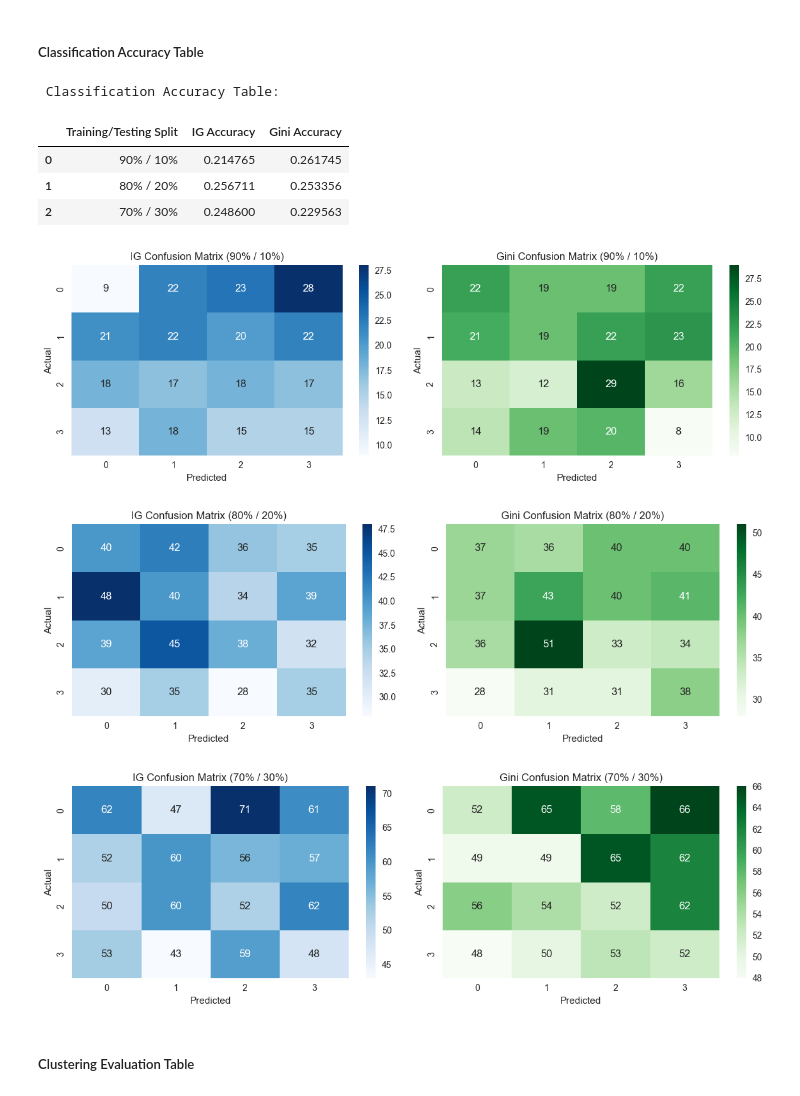
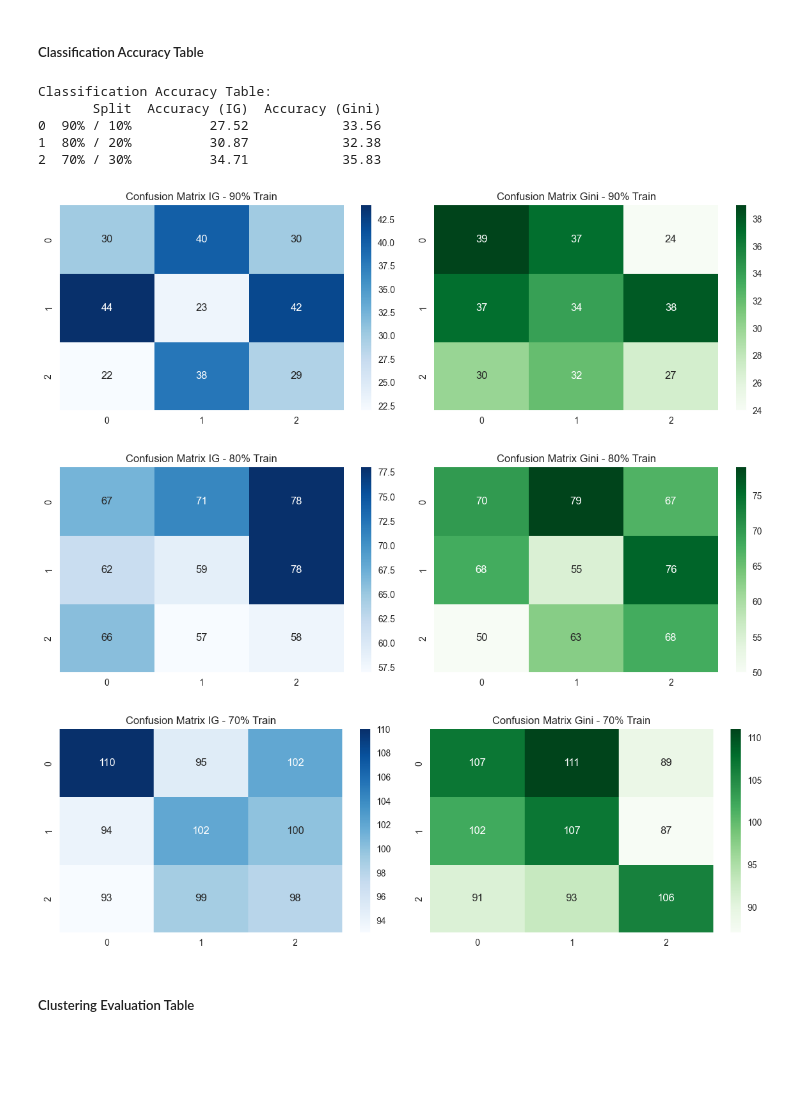
Before and after one commit to SanaAlotaibi/DataMiningProject, a Jupyter notebook: final_report.ipynb, the cells around one changed output. Drawn from its saved outputs; the diff is of its cells as text; code cells hidden in the pictures; blank space fills up the shorter version.

```diff
--- a/final_report.ipynb
+++ b/final_report.ipynb
@@ -825,15 +859,20 @@ The visualization for K = 4 shows four clusters with greater overlap and complex
 # %% [markdown]
 ##### Classification Accuracy Table
 # %%
+# Classification Accuracy Table
+
 import pandas as pd
 from sklearn.model_selection import train_test_split
 from sklearn.tree import DecisionTreeClassifier
 from sklearn.metrics import accuracy_score
 
+# Load dataset
 df = pd.read_csv("Dataset/Balanced_Processed_dataset.csv")
-X = df.iloc[:, :-1]
-y = df.iloc[:, -1]
+df = df.drop(columns=['ID'])
+df = pd.get_dummies(df, drop_first=True)
 
+X = df.drop(columns=['Stress_Level'])
+y = df['Stress_Level']
 
 splits = [(0.9, 0.1), (0.8, 0.2), (0.7, 0.3)]
 results = []
@@ -841,74 +880,75 @@ results = []
 for train_size, test_size in splits:
     X_train, X_test, y_train, y_test = train_test_split(X, y, train_size=train_size, random_state=42)
 
-    # IG (Entropy)
-    clf_ig = DecisionTreeClassifier(criterion="entropy", random_state=42)
-    clf_ig.fit(X_train, y_train)
-    acc_ig = accuracy_score(y_test, clf_ig.predict(X_test))
-
     # Gini
     clf_gini = DecisionTreeClassifier(criterion="gini", random_state=42)
     clf_gini.fit(X_train, y_train)
-    acc_gini = accuracy_score(y_test, clf_gini.predict(X_test))
+    y_pred_gini = clf_gini.predict(X_test)
+    acc_gini = accuracy_score(y_test, y_pred_gini)
+
+    # IG
+    clf_ig = DecisionTreeClassifier(criterion="entropy", random_state=42)
+    clf_ig.fit(X_train, y_train)
+    y_pred_ig = clf_ig.predict(X_test)
+    acc_ig = accuracy_score(y_test, y_pred_ig)
 
     results.append({
-        "Training/Testing Split": f"{int(train_size*100)}% / {int(test_size*100)}%",
-        "IG Accuracy": acc_ig,
-        "Gini Accuracy": acc_gini
+        'Split': f'{int(train_size*100)}% / {int(test_size*100)}%',
+        'Accuracy (IG)': round(acc_ig * 100, 2),
+        'Accuracy (Gini)': round(acc_gini * 100, 2)
     })
 
-classification_df = pd.DataFrame(results)
-print(" Classification Accuracy Table:")
-display(classification_df)
+# Display results
+accuracy_df = pd.DataFrame(results)
+print("Classification Accuracy Table:")
+print(accuracy_df)
 # %% [output]
- Classification Accuracy Table:
+Classification Accuracy Table:
+       Split  Accuracy (IG)  Accuracy (Gini)
+0  90% / 10%          27.52            33.56
+1  80% / 20%          30.87            32.38
+2  70% / 30%          34.71            35.83
-|  | Training/Testing Split | IG Accuracy | Gini Accuracy |
-| 0 | 90% / 10% | 0.214765 | 0.261745 |
-| 1 | 80% / 20% | 0.256711 | 0.253356 |
-| 2 | 70% / 30% | 0.248600 | 0.229563 |
 # %%
+# Confusion Matrices for each split (IG & Gini)
+
+import seaborn as sns
 import matplotlib.pyplot as plt
-import seaborn as sns
 from sklearn.metrics import confusion_matrix
+from sklearn.tree import DecisionTreeClassifier
+from sklearn.model_selection import train_test_split
+
+splits = [(0.9, 0.1), (0.8, 0.2), (0.7, 0.3)]
 
 for train_size, test_size in splits:
     X_train, X_test, y_train, y_test = train_test_split(X, y, train_size=train_size, random_state=42)
 
     # IG
     clf_ig = DecisionTreeClassifier(criterion="entropy", random_state=42)
     clf_ig.fit(X_train, y_train)
     y_pred_ig = clf_ig.predict(X_test)
     cm_ig = confusion_matrix(y_test, y_pred_ig)
 
     # Gini
     clf_gini = DecisionTreeClassifier(criterion="gini", random_state=42)
     clf_gini.fit(X_train, y_train)
     y_pred_gini = clf_gini.predict(X_test)
     cm_gini = confusion_matrix(y_test, y_pred_gini)
 
-    split_label = f"{int(train_size*100)}% / {int(test_size*100)}%"
+    # Plot side-by-side
+    fig, axes = plt.subplots(1, 2, figsize=(12, 4))
 
-    # Plot
-    plt.figure(figsize=(12, 4))
+    sns.heatmap(cm_ig, annot=True, fmt="d", cmap="Blues", ax=axes[0])
+    axes[0].set_title(f"Confusion Matrix IG - {int(train_size*100)}% Train")
 
-    plt.subplot(1, 2, 1)
-    sns.heatmap(cm_ig, annot=True, fmt="d", cmap="Blues")
-    plt.title(f"IG Confusion Matrix ({split_label})")
-    plt.xlabel("Predicted")
-    plt.ylabel("Actual")
-
-    plt.subplot(1, 2, 2)
-    sns.heatmap(cm_gini, annot=True, fmt="d", cmap="Greens")
-    plt.title(f"Gini Confusion Matrix ({split_label})")
-    plt.xlabel("Predicted")
-    plt.ylabel("Actual")
+    sns.heatmap(cm_gini, annot=True, fmt="d", cmap="Greens", ax=axes[1])
+    axes[1].set_title(f"Confusion Matrix Gini - {int(train_size*100)}% Train")
 
     plt.tight_layout()
     plt.show()
 # %% [output]
-[figure, old version]
+[figure, new version]
-[figure, old version]
+[figure, new version]
-[figure, old version]
+[figure, new version]
 # %% [markdown]
 ##### Clustering Evaluation Table
 # %%
```
Also changed, not shown: parts of 5 cells of this notebook.
